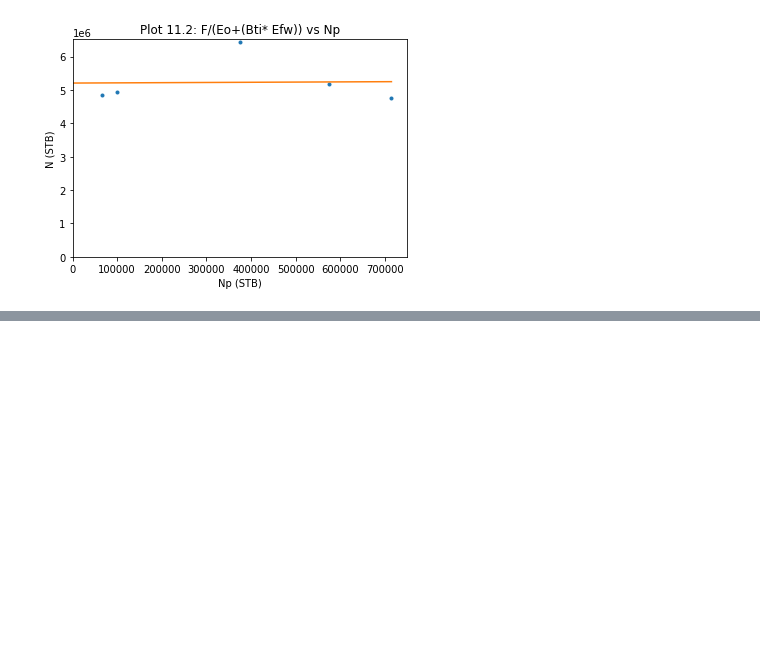
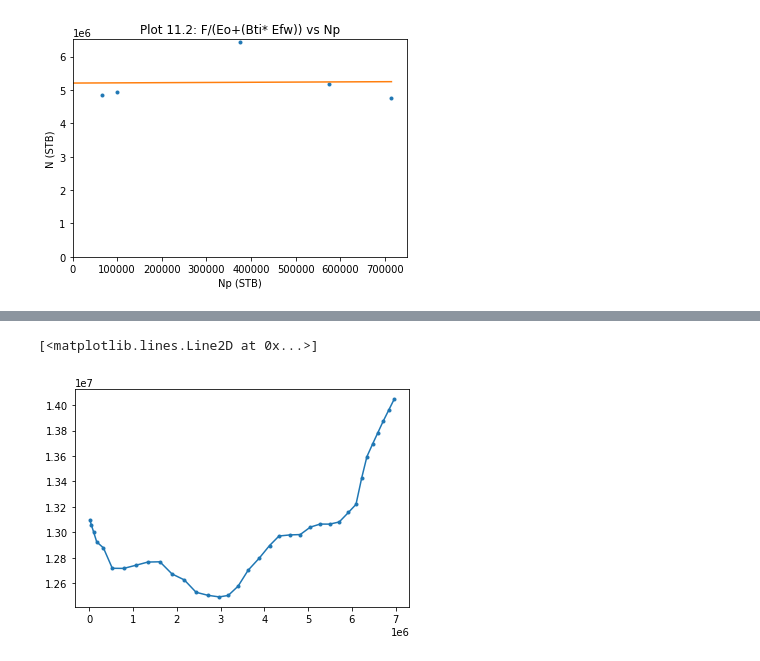
Before and after one commit to yohanesnuwara/reservoir-engineering, a Jupyter notebook: Unit 11 Undersaturated-Oil Reservoirs/notebook/11_examples.ipynb, the cells around one changed output, grey strips where cells are left out. Cells and saved outputs as stored; diff of their text form; code cells hidden in the pictures; blank space fills up the shorter version.

```diff
--- a/Unit 11 Undersaturated-Oil Reservoirs/notebook/11_examples.ipynb
+++ b/Unit 11 Undersaturated-Oil Reservoirs/notebook/11_examples.ipynb
@@ -211,0 +671,5 @@ OOIP using Plot 11.2 material balance: 5207192.68980829 STB
+# %%
+plt.plot(Np, N, '.-')
+# %% [output]
+[<matplotlib.lines.Line2D at 0x...>]
+[figure, added]
```
Also changed, not shown: parts of 28 cells of this notebook.
